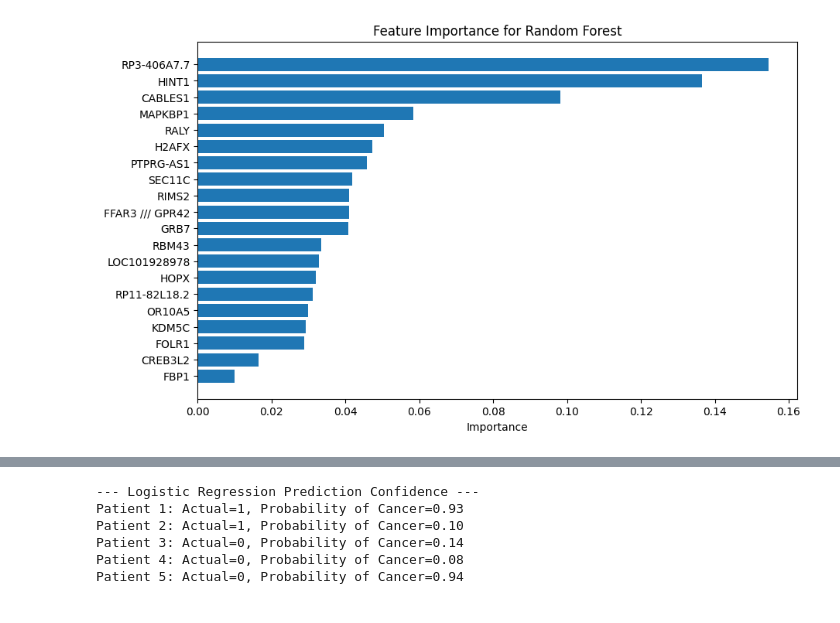
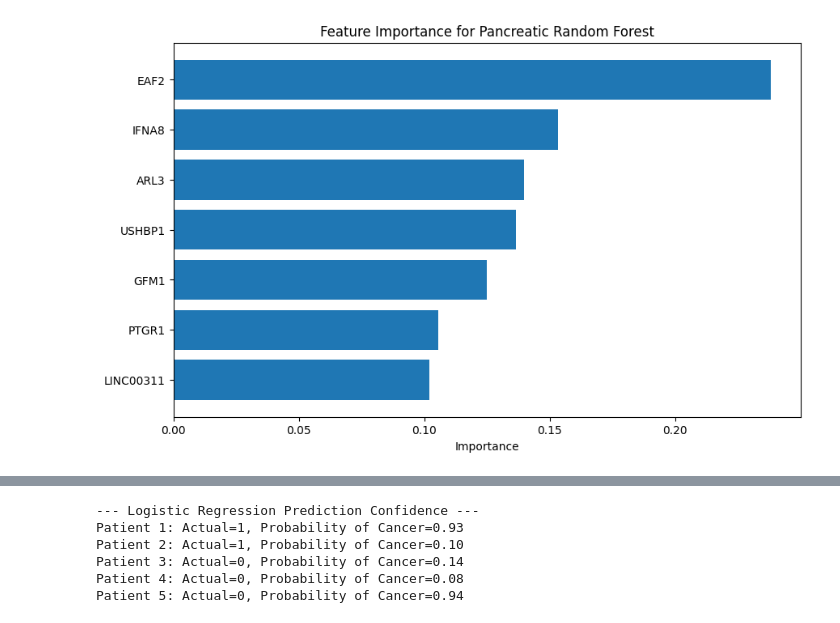
Before and after one commit to AstroCode10/salivary-biomarker-research, a Jupyter notebook: models/model.ipynb, the cells around one changed output, grey strips where cells are left out. Drawn from its saved outputs; the diff is of its cells as text; code cells hidden in the pictures.

Commit message:
feat: implement multi-cancer training loop with RandomizedSearchCV

```diff
--- a/models/model.ipynb
+++ b/models/model.ipynb
@@ -185,19 +193,3 @@ scoring = {
 }
 
 all_results = {}
-
-for grid, model, pipeline in zip(param_grids, models.keys(), pipelines):
-    search = RandomizedSearchCV(
-        pipeline,
-        param_distributions=grid,
-        n_iter=20,
-        cv=cv,
-        scoring=scoring,
-        refit="recall",
-        n_jobs=-1
-    )
-    search.fit(X_train, y_train)
-
-    result = pd.DataFrame(search.cv_results_)
-    best_rows = result.loc[result["mean_test_recall"].idxmax()]
-    all_results[model] = best_rows
@@ -207,6 +196,6 @@ rf_estimator = rf_pipeline.set_params(**all_results["RandomForest"]["params"])
 # %%
 import matplotlib.pyplot as plt
-from sklearn.base import clone
+from sklearn.metrics import classification_report, accuracy_score, recall_score, f1_score, precision_score
 
 def create_feat_importance_df(estimator):
     if hasattr(estimator.named_steps["model"], "coef_"):
@@ -238,12 +227,63 @@ def create_feat_importance_graph(importance_df, model_name):
     plt.gca().invert_yaxis()
     plt.show()
 
-lr_fitted = lr_estimator.fit(X_train, y_train)
-rf_fitted = rf_estimator.fit(X_train, y_train)
+unfitted_lr = []
+unfitted_rf = []
 
-lr_importance_df = create_feat_importance_df(lr_fitted)
-rf_importance_df = create_feat_importance_df(rf_fitted)
+for can_type, ind in data.items():
+    lr_pipeline = create_pipeline(models["LogisticRegression"], use_interactions=False)
+    rf_pipeline = create_pipeline(models["RandomForest"])
+    pipelines = [lr_pipeline, rf_pipeline]
 
-create_feat_importance_graph(lr_importance_df, "Logistic Regression")
-create_feat_importance_graph(rf_importance_df, "Random Forest")
+    for grid, model, pipeline in zip(param_grids, models.keys(), pipelines):
+        search = RandomizedSearchCV(
+            pipeline,
+            param_distributions=grid,
+            n_iter=20,
+            cv=cv,
+            scoring=scoring,
+            refit="recall",
+            n_jobs=-1
+        )
+        search.fit(ind[0], ind[2])
+
+        result = pd.DataFrame(search.cv_results_)
+        best_rows = result.loc[result["mean_test_recall"].idxmax()]
+        all_results[model] = best_rows
+
+    lr_estimator = lr_pipeline.set_params(**all_results["LogisticRegression"]["params"])
+    rf_estimator = rf_pipeline.set_params(**all_results["RandomForest"]["params"])
+
+    unfitted_lr.append(lr_estimator)
+    unfitted_rf.append(rf_estimator)
+
+    lr_fitted = lr_estimator.fit(ind[0], ind[2])
+    rf_fitted = rf_estimator.fit(ind[0], ind[2])
+
+    lr_importance_df = create_feat_importance_df(lr_fitted)
+    rf_importance_df = create_feat_importance_df(rf_fitted)
+
+    create_feat_importance_graph(lr_importance_df, f"{can_type} Logistic Regression")
+    create_feat_importance_graph(rf_importance_df, f"{can_type} Random Forest")
+
+    y_pred_lr = lr_fitted.predict(ind[1])
+    y_pred_rf = rf_fitted.predict(ind[1])
+
+    print(f"{can_type} Logistic Regression Classification Report:\n"
+        f"{classification_report(ind[3], y_pred_lr)}\n"
+        f"Accuracy: {accuracy_score(ind[3], y_pred_lr):.4f}\n"
+        f"Precision: {precision_score(ind[3], y_pred_lr):.4f}\n"
+        f"Recall: {recall_score(ind[3], y_pred_lr):.4f}\n"
+        f"F1: {f1_score(ind[3], y_pred_lr):.4f}\n"
+        f"Specificity: {specificity_score(ind[3], y_pred_lr):.4f}\n"
+       )
+
+    print(f"{can_type} Random Forest Classification Report:\n"
+        f"{classification_report(ind[3], y_pred_rf)}\n"
+        f"Accuracy: {accuracy_score(ind[3], y_pred_rf):.4f}\n"
+        f"Precision: {precision_score(ind[3], y_pred_rf):.4f}\n"
+        f"Recall: {recall_score(ind[3], y_pred_rf):.4f}\n"
+        f"F1: {f1_score(ind[3], y_pred_rf):.4f}\n"
+        f"Specificity: {specificity_score(ind[3], y_pred_rf):.4f}\n"
+        )
 # %% [output]
@@ -251 +291 @@ create_feat_importance_graph(rf_importance_df, "Random Forest")
-[figure, old version]
+[figure, new version]
```
Also changed, not shown: parts of 8 cells of this notebook.
